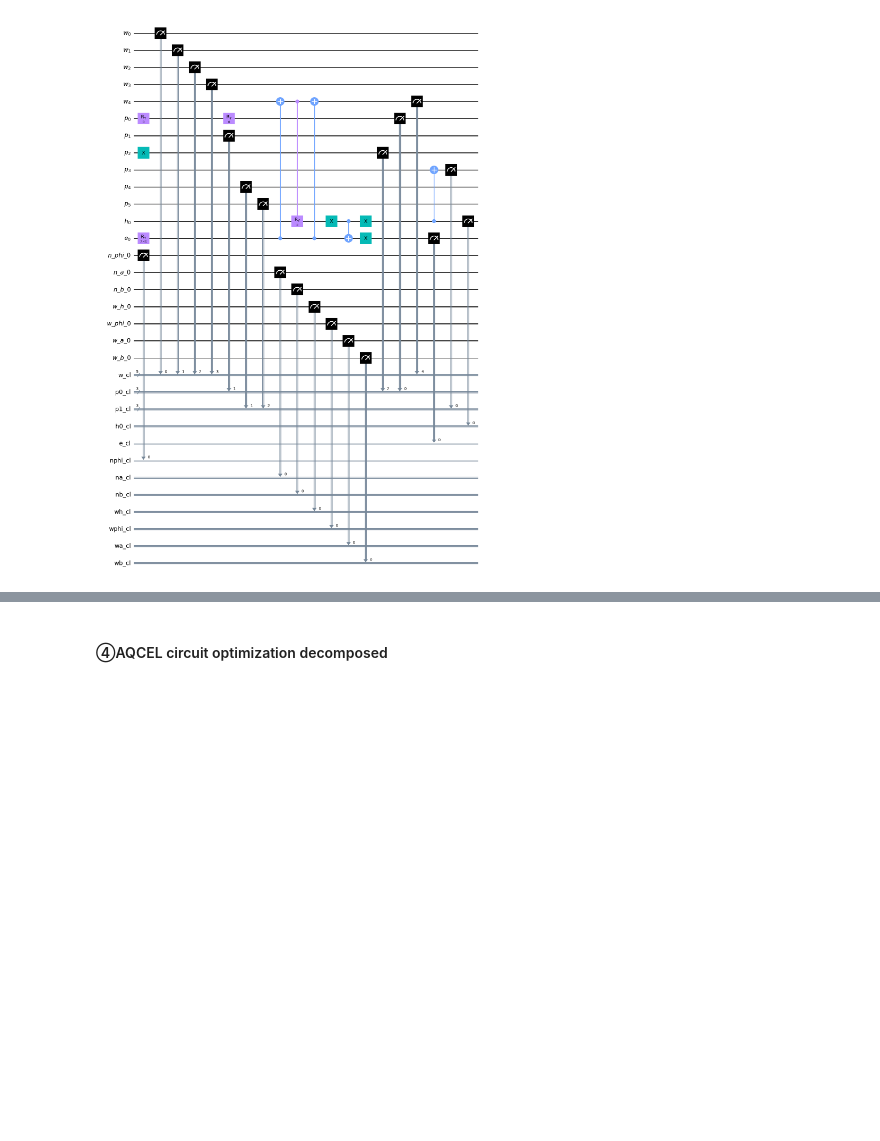
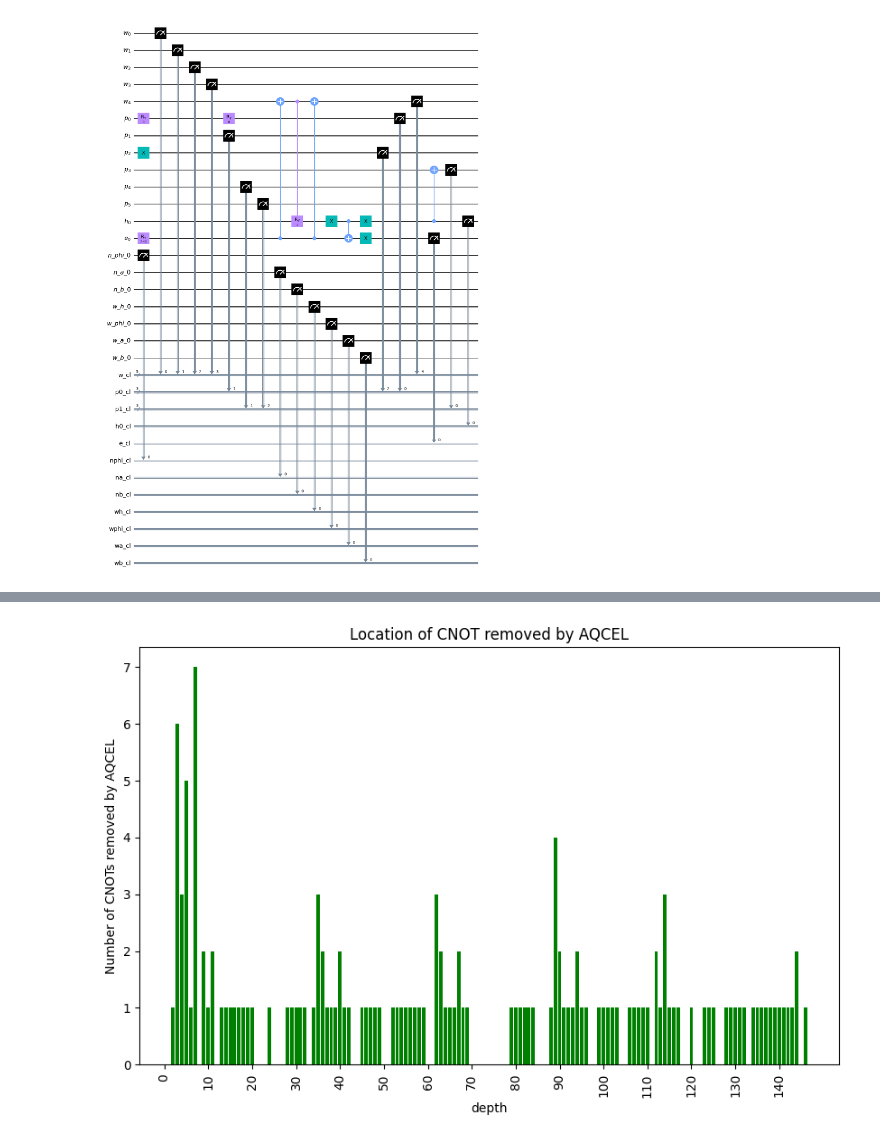
Before and after one commit to LBNL-HEP-QIS/QuantumPartonShower, a Jupyter notebook: qiskit_code/PS_LBNL_not_decomposed_1step.ipynb, the cells around one changed output, grey strips where cells are left out. Drawn from its saved outputs; the diff is of its cells as text; code cells hidden in the pictures; blank space fills up the shorter version.

Commit message:
make graph template without toffoli

```diff
--- a/qiskit_code/PS_LBNL_not_decomposed_1step.ipynb
+++ b/qiskit_code/PS_LBNL_not_decomposed_1step.ipynb
@@ -430,2 +132,0 @@ aqcel_results_cc[0].count_ops()
-# %% [markdown]
-#### ④AQCEL circuit optimization decomposed
@@ -442,0 +138,56 @@ aqcel_results_cc_2.count_ops()
+# %%
+# AQCELによって取り除かれたCNOTの位置
+#############################################
+##### Location of CNOT removed by AQCEL #####
+#############################################
+
+# これより上のメッセージは無視してください
+# 次のようなグラフを書いてください
+# Pythonでmatplotlibを用いてください。ax.は使わずplt.を用いてください
+# リスト'depth_ls'の中身はCNOTの消された位置(depth）を表しています。リストは自分で用意するのでコードに含めないでください
+# リストのある要素nに対して、nがm個あれば横軸（depth)がnに対してmの高さとなるような棒グラフを出力してください
+# グラフのタイトルは'Location of CNOT removed by AQCEL'
+# グラフのx軸は'depth'
+# グラフのy軸は'Number of CNOTs removed by AQCEL'
+# x軸の目盛りは0から始めて最大値まで10の倍数ごとに表示。隣り合う文字がかぶるようなら文字サイズか文字の向きで調整してください。
+# y軸の目盛りは0から始めて最大値までおおよそ均等に5つ程度表示。ただし縦軸の最大値が4以下の場合は見やすいように適切に目盛りを設定してください
+# 適切な名前をつけて保存してください。ただし他にも似たようなグラフをたくさん作るので被らないようになるべく細かく指定して名前をつけてください。保存場所は'figures/'です
+# グラフの色は緑にしてください
+# debugしやすいように、代入した変数全てについてできるだけ細かくprint関数で出力してください。また、printされた値が何かわかるように簡単な説明も一緒にprintしてください。
+
+
+import matplotlib.pyplot as plt
+from collections import Counter
+import numpy as np
+
+
+# リスト内の各要素の出現回数を数える
+counter = Counter(depth_ls)
+
+# 横軸（depth）と縦軸（Number of CNOTs removed by AQCEL）のデータを生成
+depths = list(counter.keys())
+counts = list(counter.values())
+
+# グラフを描画
+plt.figure(figsize=(10, 6))
+plt.bar(depths, counts, color='green')
+
+# タイトルと軸のラベルを設定
+plt.title('Location of CNOT removed by AQCEL')
+plt.xlabel('depth')
+plt.ylabel('Number of CNOTs removed by AQCEL')
+
+# x軸とy軸の範囲と目盛りを設定
+plt.xticks(np.arange(0, max(depths)+1, 10), rotation='vertical')
+if max(counts) <= 4:
+    plt.yticks(np.arange(0, max(counts)+1, 1))
+else:
+    plt.yticks(np.arange(0, max(counts)+1, max(counts)//5))
+
+# グラフを保存
+plt.savefig('figures/cnot_removed_location.png', bbox_inches='tight')
+
+# グラフを表示
+plt.show()
+# %% [output]
+[figure, added]
```
Also changed, not shown: parts of 27 cells of this notebook, 20 other files.
